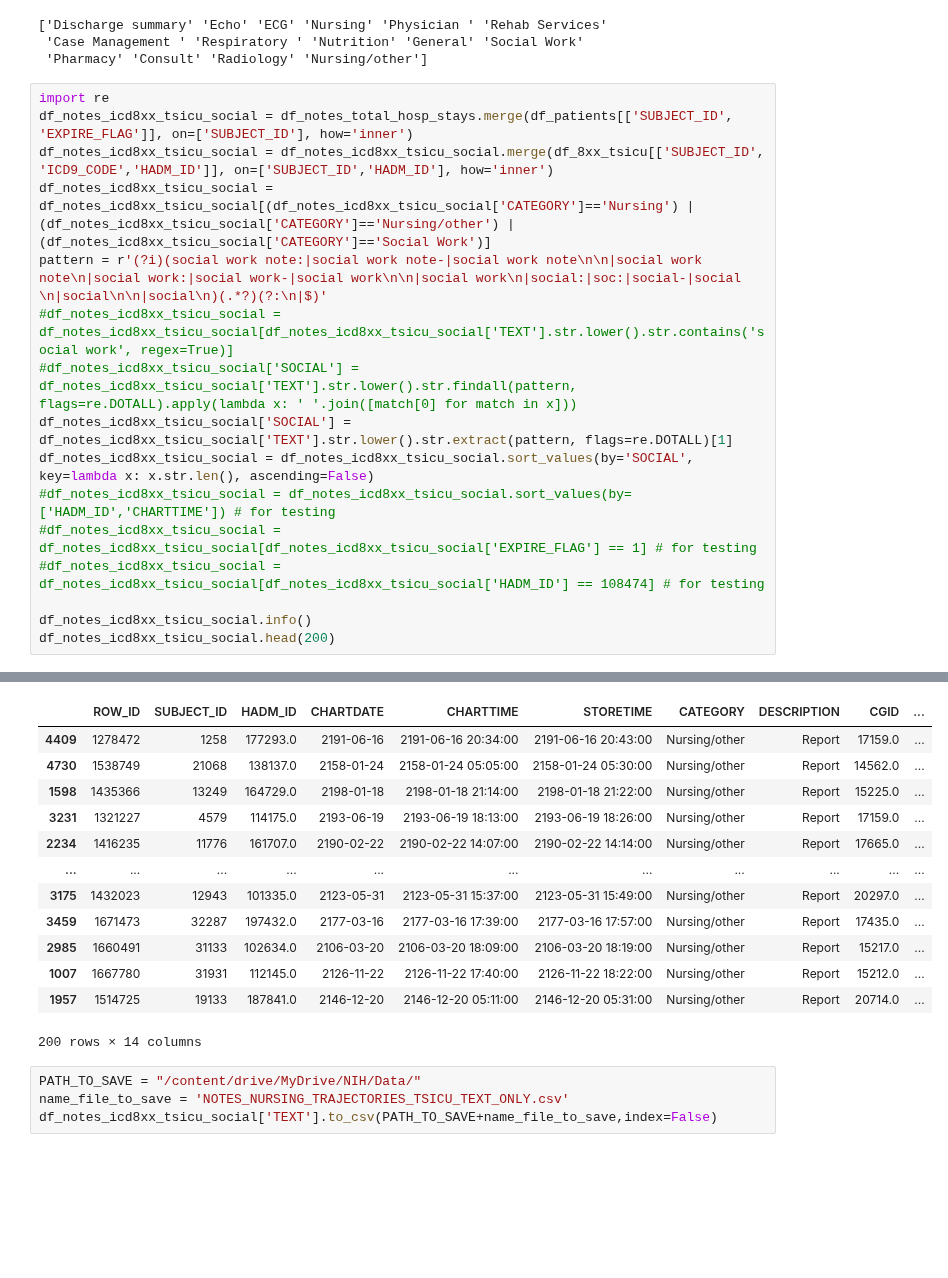
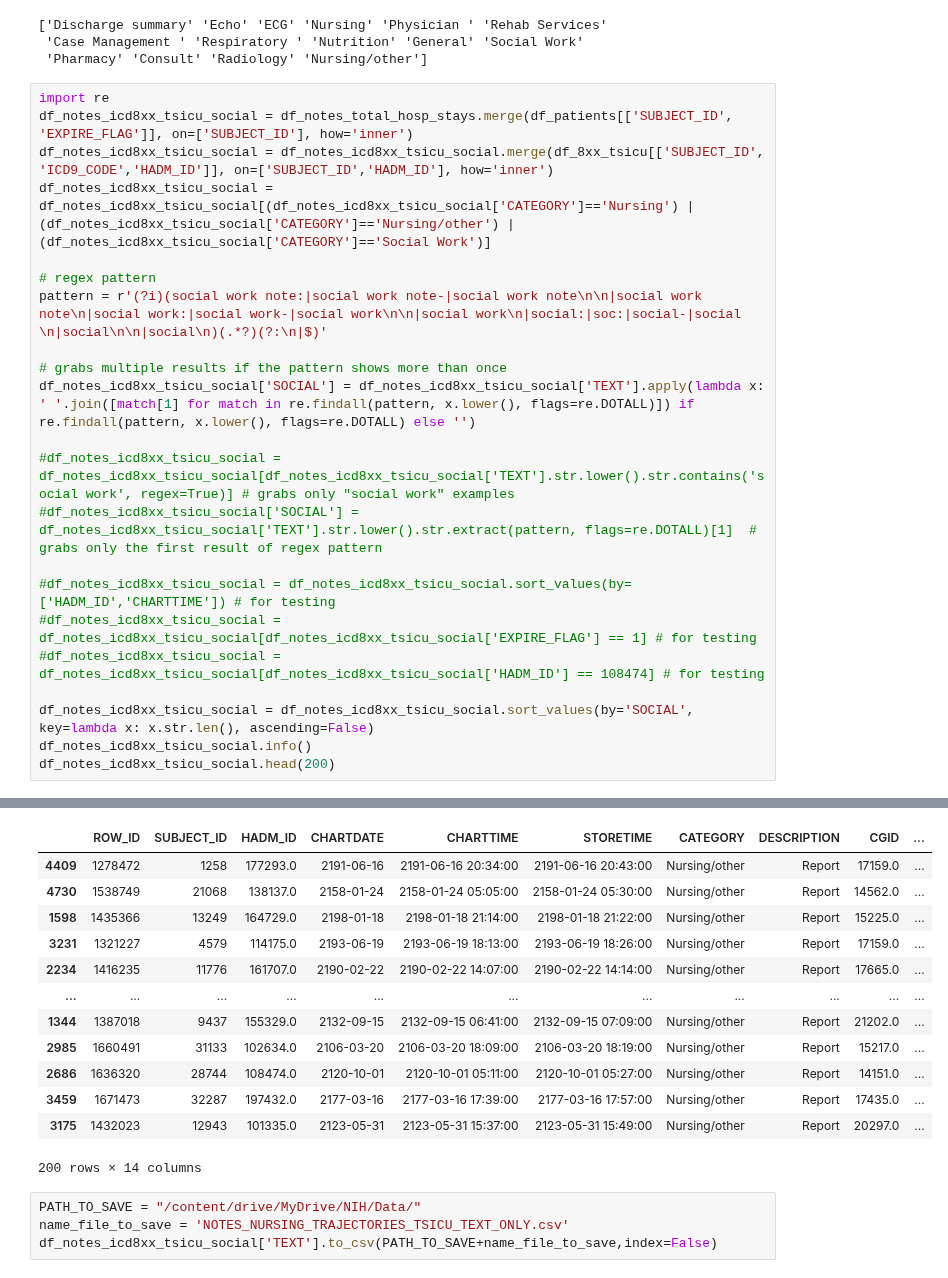
Before and after one commit to tanoManzo/mimic_trajectories, a Jupyter notebook: MIMIC_TRAJECTORY_embeddings_04_02_collect_data.ipynb, the cells around one changed output, grey strips where cells are left out. Cells and saved outputs as stored; diff of their text form; blank space fills up the shorter version.

Commit message:
grab multiple sections of regex

```diff
--- a/MIMIC_TRAJECTORY_embeddings_04_02_collect_data.ipynb
+++ b/MIMIC_TRAJECTORY_embeddings_04_02_collect_data.ipynb
@@ -172,15 +172,21 @@ import re
 df_notes_icd8xx_tsicu_social = df_notes_total_hosp_stays.merge(df_patients[['SUBJECT_ID', 'EXPIRE_FLAG']], on=['SUBJECT_ID'], how='inner')
 df_notes_icd8xx_tsicu_social = df_notes_icd8xx_tsicu_social.merge(df_8xx_tsicu[['SUBJECT_ID', 'ICD9_CODE','HADM_ID']], on=['SUBJECT_ID','HADM_ID'], how='inner')
 df_notes_icd8xx_tsicu_social = df_notes_icd8xx_tsicu_social[(df_notes_icd8xx_tsicu_social['CATEGORY']=='Nursing') | (df_notes_icd8xx_tsicu_social['CATEGORY']=='Nursing/other') | (df_notes_icd8xx_tsicu_social['CATEGORY']=='Social Work')]
+
+# regex pattern
 pattern = r'(?i)(social work note:|social work note-|social work note\n\n|social work note\n|social work:|social work-|social work\n\n|social work\n|social:|soc:|social-|social \n|social\n\n|social\n)(.*?)(?:\n|$)'
-#df_notes_icd8xx_tsicu_social = df_notes_icd8xx_tsicu_social[df_notes_icd8xx_tsicu_social['TEXT'].str.lower().str.contains('social work', regex=True)]
-#df_notes_icd8xx_tsicu_social['SOCIAL'] = df_notes_icd8xx_tsicu_social['TEXT'].str.lower().str.findall(pattern, flags=re.DOTALL).apply(lambda x: ' '.join([match[0] for match in x]))
-df_notes_icd8xx_tsicu_social['SOCIAL'] = df_notes_icd8xx_tsicu_social['TEXT'].str.lower().str.extract(pattern, flags=re.DOTALL)[1]
-df_notes_icd8xx_tsicu_social = df_notes_icd8xx_tsicu_social.sort_values(by='SOCIAL', key=lambda x: x.str.len(), ascending=False)
+
+# grabs multiple results if the pattern shows more than once
+df_notes_icd8xx_tsicu_social['SOCIAL'] = df_notes_icd8xx_tsicu_social['TEXT'].apply(lambda x: ' '.join([match[1] for match in re.findall(pattern, x.lower(), flags=re.DOTALL)]) if re.findall(pattern, x.lower(), flags=re.DOTALL) else '')
+
+#df_notes_icd8xx_tsicu_social = df_notes_icd8xx_tsicu_social[df_notes_icd8xx_tsicu_social['TEXT'].str.lower().str.contains('social work', regex=True)] # grabs only "social work" examples
+#df_notes_icd8xx_tsicu_social['SOCIAL'] = df_notes_icd8xx_tsicu_social['TEXT'].str.lower().str.extract(pattern, flags=re.DOTALL)[1]  # grabs only the first result of regex pattern
+
 #df_notes_icd8xx_tsicu_social = df_notes_icd8xx_tsicu_social.sort_values(by=['HADM_ID','CHARTTIME']) # for testing
 #df_notes_icd8xx_tsicu_social = df_notes_icd8xx_tsicu_social[df_notes_icd8xx_tsicu_social['EXPIRE_FLAG'] == 1] # for testing
 #df_notes_icd8xx_tsicu_social = df_notes_icd8xx_tsicu_social[df_notes_icd8xx_tsicu_social['HADM_ID'] == 108474] # for testing
 
+df_notes_icd8xx_tsicu_social = df_notes_icd8xx_tsicu_social.sort_values(by='SOCIAL', key=lambda x: x.str.len(), ascending=False)
 df_notes_icd8xx_tsicu_social.info()
 df_notes_icd8xx_tsicu_social.head(200)
 # %% [output]
@@ -202,17 +208,17 @@ Data columns (total 14 columns):
 dtypes: float64(3), int64(3), object(8)
 memory usage: 433.4+ KB
 |  | ROW_ID | SUBJECT_ID | HADM_ID | CHARTDATE | CHARTTIME | STORETIME | CATEGORY | DESCRIPTION | CGID | ... |
 | 4409 | 1278472 | 1258 | 177293.0 | 2191-06-16 | 2191-06-16 20:34:00 | 2191-06-16 20:43:00 | Nursing/other | Report | 17159.0 | ... |
 | 4730 | 1538749 | 21068 | 138137.0 | 2158-01-24 | 2158-01-24 05:05:00 | 2158-01-24 05:30:00 | Nursing/other | Report | 14562.0 | ... |
 | 1598 | 1435366 | 13249 | 164729.0 | 2198-01-18 | 2198-01-18 21:14:00 | 2198-01-18 21:22:00 | Nursing/other | Report | 15225.0 | ... |
 | 3231 | 1321227 | 4579 | 114175.0 | 2193-06-19 | 2193-06-19 18:13:00 | 2193-06-19 18:26:00 | Nursing/other | Report | 17159.0 | ... |
 | 2234 | 1416235 | 11776 | 161707.0 | 2190-02-22 | 2190-02-22 14:07:00 | 2190-02-22 14:14:00 | Nursing/other | Report | 17665.0 | ... |
 | ... | ... | ... | ... | ... | ... | ... | ... | ... | ... | ... |
+| 1344 | 1387018 | 9437 | 155329.0 | 2132-09-15 | 2132-09-15 06:41:00 | 2132-09-15 07:09:00 | Nursing/other | Report | 21202.0 | ... |
+| 2985 | 1660491 | 31133 | 102634.0 | 2106-03-20 | 2106-03-20 18:09:00 | 2106-03-20 18:19:00 | Nursing/other | Report | 15217.0 | ... |
+| 2686 | 1636320 | 28744 | 108474.0 | 2120-10-01 | 2120-10-01 05:11:00 | 2120-10-01 05:27:00 | Nursing/other | Report | 14151.0 | ... |
+| 3459 | 1671473 | 32287 | 197432.0 | 2177-03-16 | 2177-03-16 17:39:00 | 2177-03-16 17:57:00 | Nursing/other | Report | 17435.0 | ... |
 | 3175 | 1432023 | 12943 | 101335.0 | 2123-05-31 | 2123-05-31 15:37:00 | 2123-05-31 15:49:00 | Nursing/other | Report | 20297.0 | ... |
-| 3459 | 1671473 | 32287 | 197432.0 | 2177-03-16 | 2177-03-16 17:39:00 | 2177-03-16 17:57:00 | Nursing/other | Report | 17435.0 | ... |
-| 2985 | 1660491 | 31133 | 102634.0 | 2106-03-20 | 2106-03-20 18:09:00 | 2106-03-20 18:19:00 | Nursing/other | Report | 15217.0 | ... |
-| 1007 | 1667780 | 31931 | 112145.0 | 2126-11-22 | 2126-11-22 17:40:00 | 2126-11-22 18:22:00 | Nursing/other | Report | 15212.0 | ... |
-| 1957 | 1514725 | 19133 | 187841.0 | 2146-12-20 | 2146-12-20 05:11:00 | 2146-12-20 05:31:00 | Nursing/other | Report | 20714.0 | ... |
 200 rows × 14 columns
 # %%
 PATH_TO_SAVE = "/content/drive/MyDrive/NIH/Data/"
```
Also changed, not shown: parts of 1 cell of this notebook.
